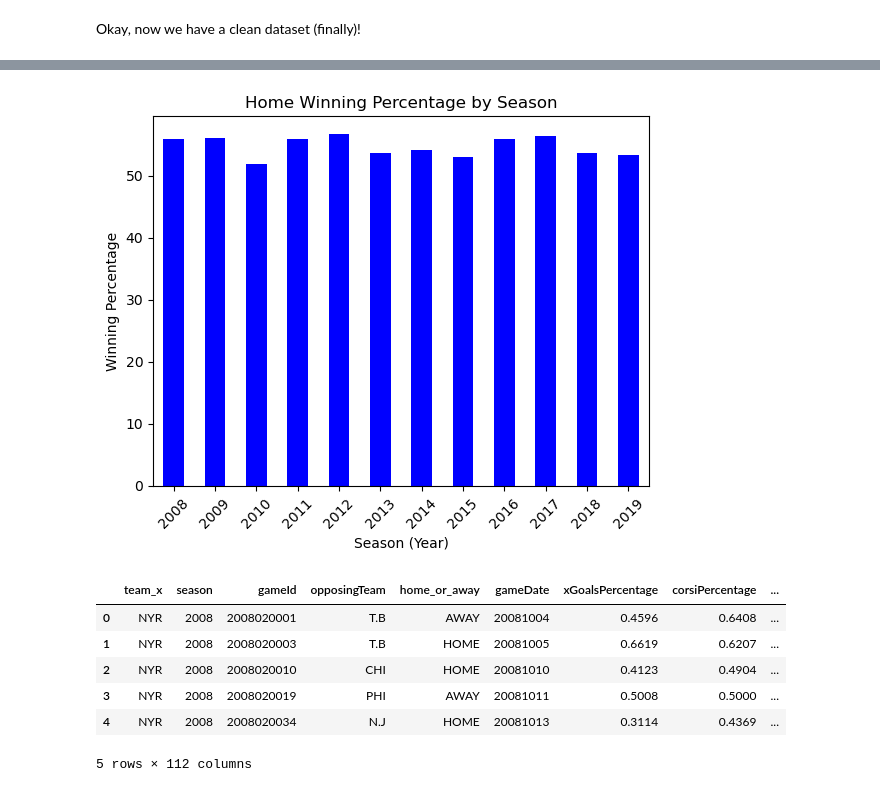
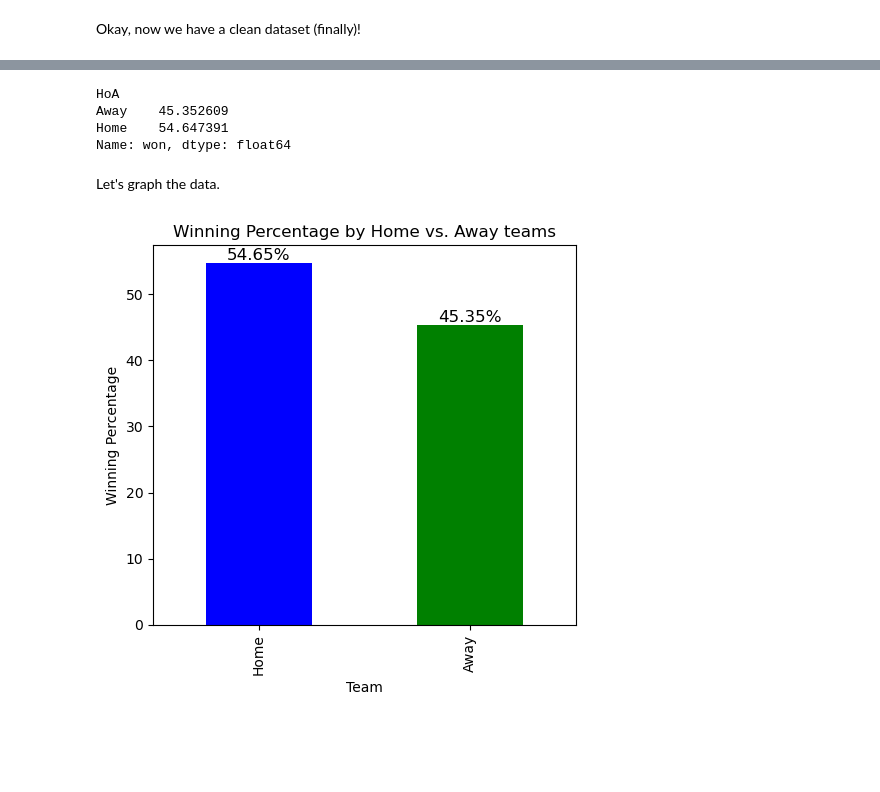
Before and after one commit to markshumka/NHL-Game-Predictor, a Jupyter notebook: Notebooks/Initial_data_upload_and_EDA.ipynb, the cells around one changed output, grey strips where cells are left out. Drawn from its saved outputs; the diff is of its cells as text; code cells hidden in the pictures; blank space fills up the shorter version.

```diff
--- a/Notebooks/Initial_data_upload_and_EDA.ipynb
+++ b/Notebooks/Initial_data_upload_and_EDA.ipynb
@@ -839,7 +841,7 @@ No columns have null values.
 # %% [markdown]
 While there are no more null values in the dataset, there are a number of redundant columns. The two separate datasets had some overlapping data, including the columns that were used to join the datasets together, so we can remove some of those. In addition, there are some columns that contain data that are player-specific, but since we are only looking at data aggregated by team, we can drop those. Finally, we won't be using the name of the coach in our models, so we can drop that as well.
 # %%
-merged_df = merged_df.drop(columns=['position', 'situation', 'iceTime', 'playoffGame', 'game_id', 'HoA', 'settled_in', 'head_coach', 'pim', 'giveaways', 'takeaways', 'blocked', 'shots', 'hits', 'team_y'])
+merged_df = merged_df.drop(columns=['position', 'situation', 'iceTime', 'playoffGame', 'game_id', 'home_or_away', 'settled_in', 'head_coach', 'pim', 'giveaways', 'takeaways', 'blocked', 'shots', 'hits', 'team_y'])
 # %%
 merged_df.shape
 # %% [output]
@@ -861,0 +885,3 @@ filtered_mp_df.select_dtypes('object').head()
+# %%
+# For the 'won' column, replace 'True' with 1 and 'False' with 0, and change data type to int
+merged_df['won'] = merged_df['won'].replace({'True': 1, 'False': 0}).astype(int)
@@ -861,0 +913,3 @@ filtered_mp_df.select_dtypes('object').head()
+# %%
+# For the 'HoA' column, replace 'home' with 1 and 'away' with 0, and change data type to int
+merged_df['HoA'] = merged_df['HoA'].replace({'home': 1, 'away': 0}).astype(int)
@@ -938,29 +949,39 @@ plt.show()
-# %%
-# Step 1: Calculate the home winning percentage by season
-merged_df['won'] = merged_df['won'].astype(int)
-home_winning_percentage_by_season = merged_df[merged_df['home_or_away'] == 'HOME'].groupby('season')['won'].mean() * 100
-
-# Step 2: Create a bar graph with years on the x-axis
-fig, ax = plt.subplots()
-home_winning_percentage_by_season.plot(kind='bar', ax=ax, color='blue')
-
-# Customize the plot
-plt.title('Home Winning Percentage by Season')
-plt.xlabel('Season (Year)')
-plt.ylabel('Winning Percentage')
-plt.xticks(rotation=45)  # Rotate x-axis labels for readability
-
-# Display the plot
-plt.show()
-# %% [output]
-[figure, removed]
-# %%
-merged_df.head()
-# %% [output]
-|  | team_x | season | gameId | opposingTeam | home_or_away | gameDate | xGoalsPercentage | corsiPercentage | ... |
-| 0 | NYR | 2008 | 2008020001 | T.B | AWAY | 20081004 | 0.4596 | 0.6408 | ... |
-| 1 | NYR | 2008 | 2008020003 | T.B | HOME | 20081005 | 0.6619 | 0.6207 | ... |
-| 2 | NYR | 2008 | 2008020010 | CHI | HOME | 20081010 | 0.4123 | 0.4904 | ... |
-| 3 | NYR | 2008 | 2008020019 | PHI | AWAY | 20081011 | 0.5008 | 0.5000 | ... |
-| 4 | NYR | 2008 | 2008020034 | N.J | HOME | 20081013 | 0.3114 | 0.4369 | ... |
-5 rows × 112 columns
+# %%
+# Calculate winning percentage
+winning_percentage = merged_df.groupby('HoA')['won'].mean() * 100
+
+# Define a display dictionary for labels
+display_labels = {0: 'Away', 1: 'Home'}
+
+# Print the output with labels
+print(winning_percentage.rename(display_labels))
+# %% [output]
+HoA
+Away    45.352609
+Home    54.647391
+Name: won, dtype: float64
+# %% [markdown]
+Let's graph the data.
+# %%
+# Sort the data by winning percentage in descending order
+sorted_winning_percentage = winning_percentage.sort_values(ascending=False)
+
+# Create a bar chart
+plt.figure(figsize=(5, 5))
+sorted_winning_percentage.plot(kind='bar', color=['blue', 'green'])
+
+# Set the x-axis labels and the bar values
+plt.xticks([0, 1], ['Home', 'Away'])
+for i, v in enumerate(sorted_winning_percentage):
+    plt.text(i, v, f'{v:.2f}%', ha='center', va='bottom', fontsize=12)
+
+# Customize the plot
+plt.title('Winning Percentage by Home vs. Away teams')
+plt.xlabel('Team')
+plt.ylabel('Winning Percentage')
+
+# Show the plot
+plt.tight_layout()
+plt.show()
+# %% [output]
+[figure, added]
```
Also changed, not shown: parts of 80 cells of this notebook.
